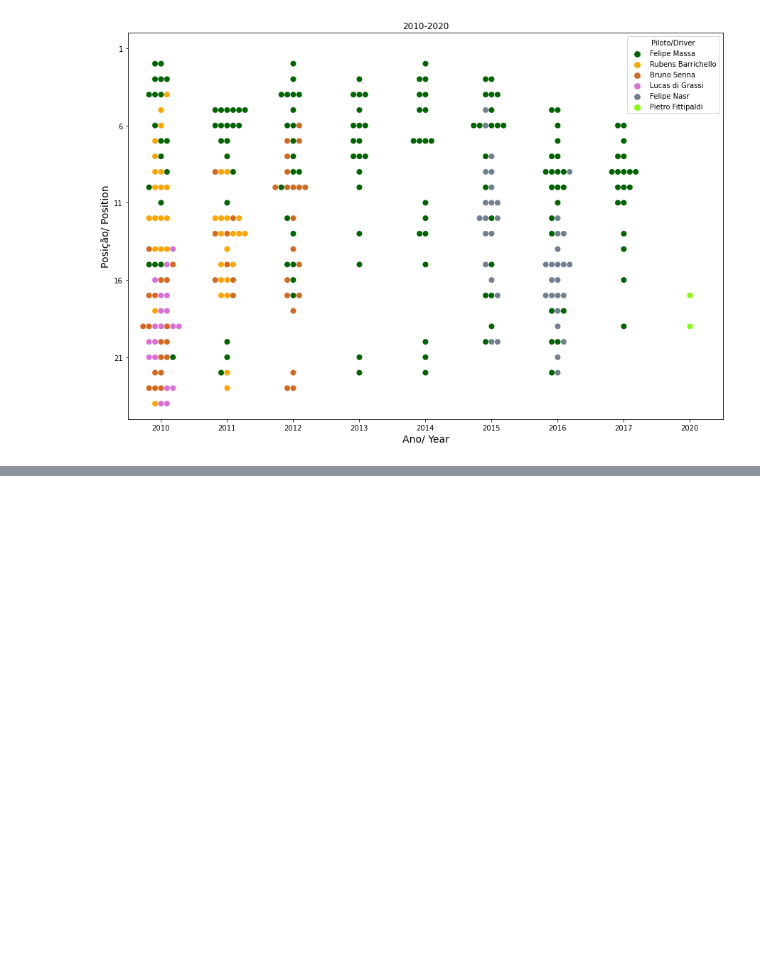
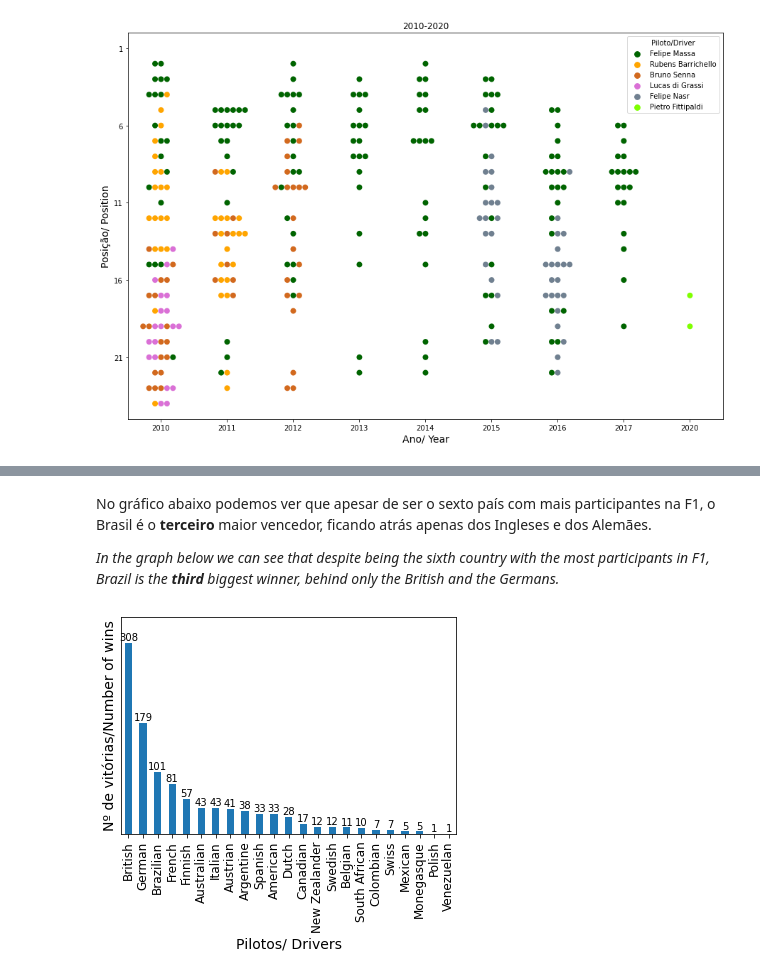
Before and after one commit to AndreMoura88/F1_brazilian_analysis, a Jupyter notebook: F1_history_analysis.ipynb, the cells around one changed output, grey strips where cells are left out. Saved outputs shown, nothing was run; the diff lists cells and outputs as text; code cells hidden in the pictures; blank space fills up the shorter version.

```diff
--- a/F1_history_analysis.ipynb
+++ b/F1_history_analysis.ipynb
@@ -435,0 +502,16 @@ plt.show(g)
+# %% [markdown]
+No gráfico abaixo podemos ver que apesar de ser o sexto país com mais participantes na F1, o Brasil é o **terceiro** maior vencedor, ficando atrás apenas dos Ingleses e dos Alemães.<br>
+
+*In the graph below we can see that despite being the sixth country with the most participants in F1, Brazil is the **third** biggest winner, behind only the British and the Germans.*
+# %%
+dx = driv_laps_world.query('positionOrder==1').groupby('nationality')['positionOrder']\
+                                                .sum().sort_values(ascending=False).plot.bar()
+dx.bar_label(dx.containers[0])
+dx.set_ylabel("Nº de vitórias/Number of wins",fontsize=14)
+dx.set_xlabel("Pilotos/ Drivers",fontsize=14)
+plt.ylim(0, 350)
+plt.xticks(rotation=90, size=12)
+plt.yticks([], [])
+plt.show()
+# %% [output]
+[figure, added]
```
Also changed, not shown: parts of 28 cells of this notebook.
